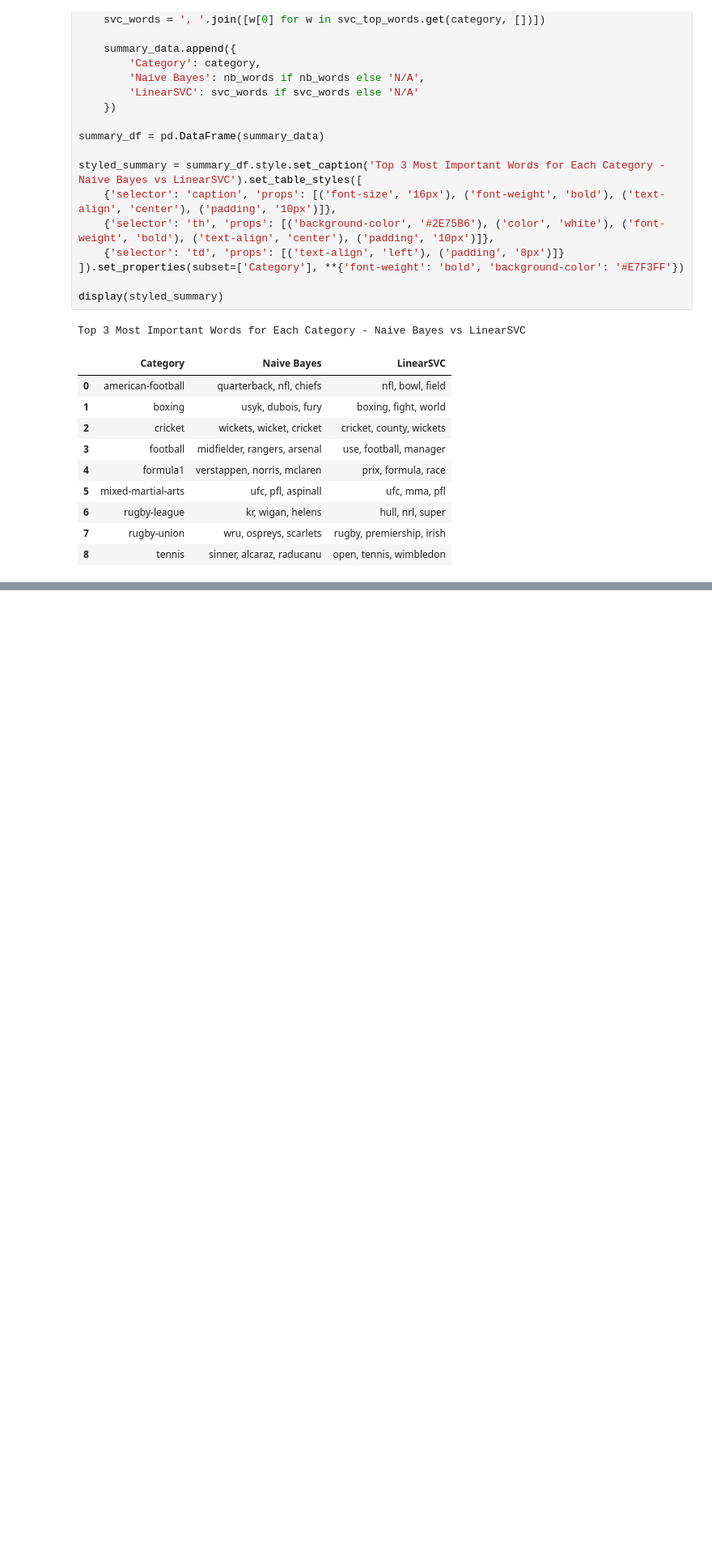
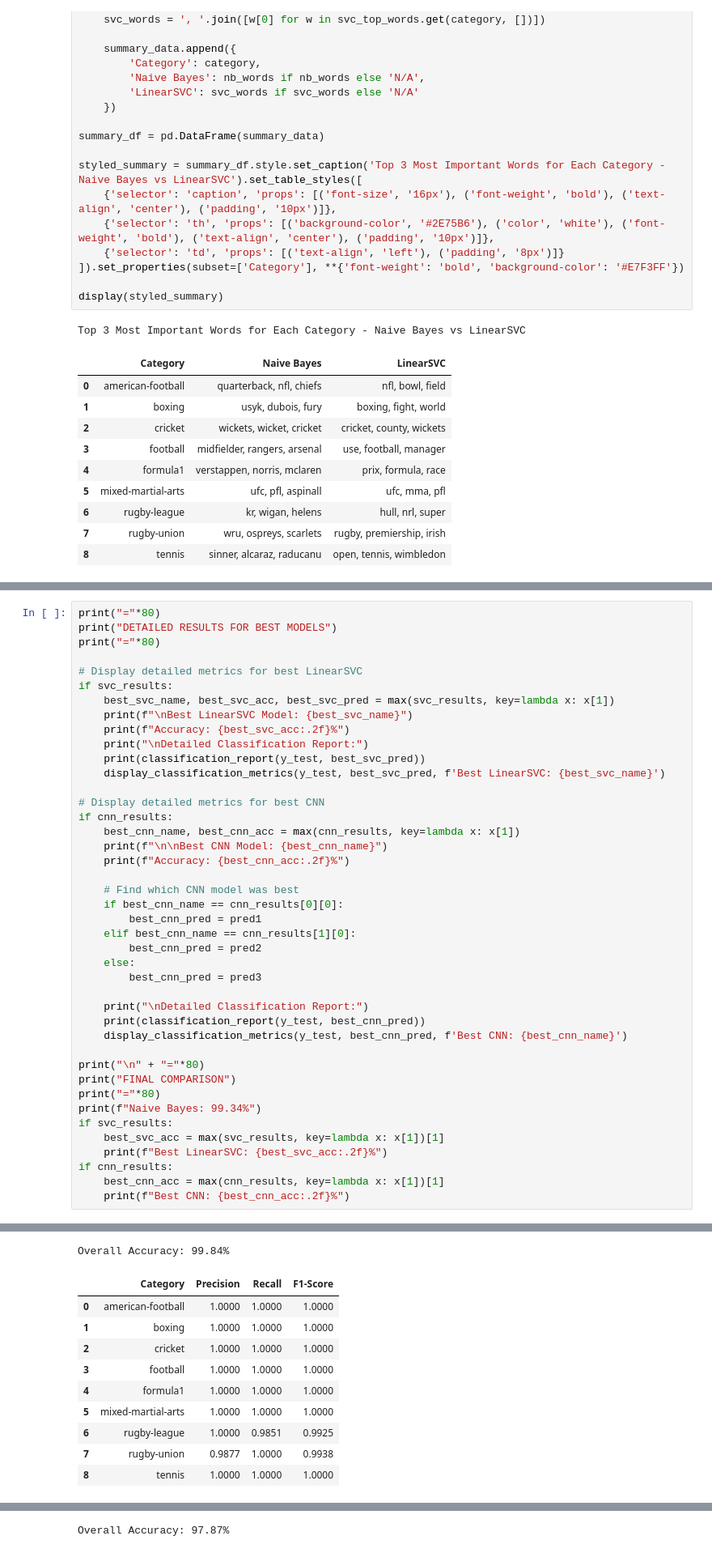
Before and after one commit to Klonotoros/Data-Mining, a Jupyter notebook: sportClassifier.ipynb, the cells around one changed output, grey strips where cells are left out. Shown: that part at 81% size. Cells and saved outputs as stored; diff of their text form; blank space fills up the shorter version.

```diff
--- a/sportClassifier.ipynb
+++ b/sportClassifier.ipynb
@@ -593,0 +832,43 @@ Top 3 Most Important Words for Each Category - Naive Bayes vs LinearSVC
+# %%
+print("="*80)
+print("DETAILED RESULTS FOR BEST MODELS")
+print("="*80)
+
+# Display detailed metrics for best LinearSVC
+if svc_results:
+    best_svc_name, best_svc_acc, best_svc_pred = max(svc_results, key=lambda x: x[1])
+    print(f"\nBest LinearSVC Model: {best_svc_name}")
+    print(f"Accuracy: {best_svc_acc:.2f}%")
+    print("\nDetailed Classification Report:")
+    print(classification_report(y_test, best_svc_pred))
+    display_classification_metrics(y_test, best_svc_pred, f'Best LinearSVC: {best_svc_name}')
+
+# Display detailed metrics for best CNN
+if cnn_results:
+    best_cnn_name, best_cnn_acc = max(cnn_results, key=lambda x: x[1])
+    print(f"\n\nBest CNN Model: {best_cnn_name}")
+    print(f"Accuracy: {best_cnn_acc:.2f}%")
+
+    # Find which CNN model was best
+    if best_cnn_name == cnn_results[0][0]:
+        best_cnn_pred = pred1
+    elif best_cnn_name == cnn_results[1][0]:
+        best_cnn_pred = pred2
+    else:
+        best_cnn_pred = pred3
+
+    print("\nDetailed Classification Report:")
+    print(classification_report(y_test, best_cnn_pred))
+    display_classification_metrics(y_test, best_cnn_pred, f'Best CNN: {best_cnn_name}')
+
+print("\n" + "="*80)
+print("FINAL COMPARISON")
+print("="*80)
+print(f"Naive Bayes: 99.34%")
+if svc_results:
+    best_svc_acc = max(svc_results, key=lambda x: x[1])[1]
+    print(f"Best LinearSVC: {best_svc_acc:.2f}%")
+if cnn_results:
+    best_cnn_acc = max(cnn_results, key=lambda x: x[1])[1]
+    print(f"Best CNN: {best_cnn_acc:.2f}%")
+# %% [output]
@@ -593,0 +892,11 @@ Top 3 Most Important Words for Each Category - Naive Bayes vs LinearSVC
+Overall Accuracy: 99.84%
+|  | Category | Precision | Recall | F1-Score |
+| 0 | american-football | 1.0000 | 1.0000 | 1.0000 |
+| 1 | boxing | 1.0000 | 1.0000 | 1.0000 |
+| 2 | cricket | 1.0000 | 1.0000 | 1.0000 |
+| 3 | football | 1.0000 | 1.0000 | 1.0000 |
+| 4 | formula1 | 1.0000 | 1.0000 | 1.0000 |
+| 5 | mixed-martial-arts | 1.0000 | 1.0000 | 1.0000 |
+| 6 | rugby-league | 1.0000 | 0.9851 | 0.9925 |
+| 7 | rugby-union | 0.9877 | 1.0000 | 0.9938 |
+| 8 | tennis | 1.0000 | 1.0000 | 1.0000 |
@@ -593,0 +922 @@ Top 3 Most Important Words for Each Category - Naive Bayes vs LinearSVC
+Overall Accuracy: 97.87%
```
Also changed, not shown: parts of 14 cells of this notebook, 1 other file.
